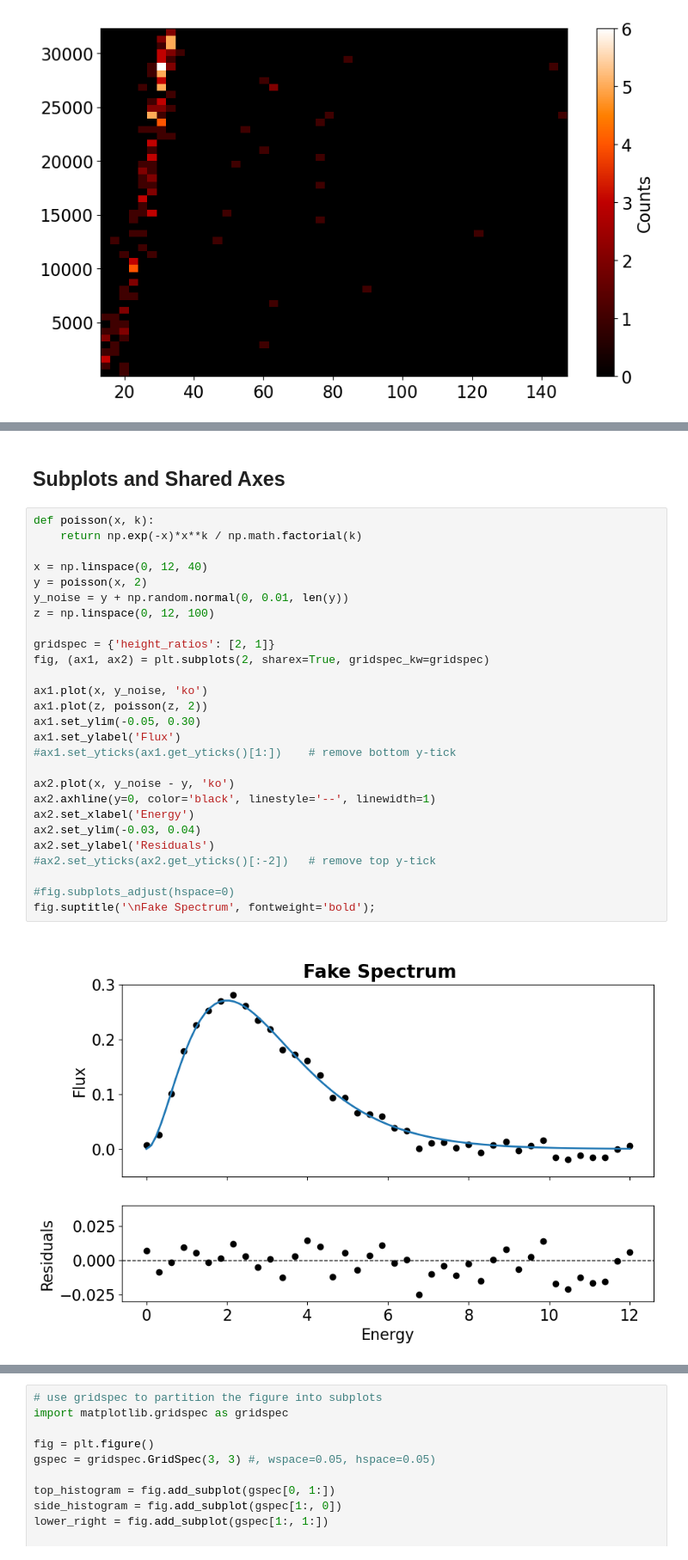
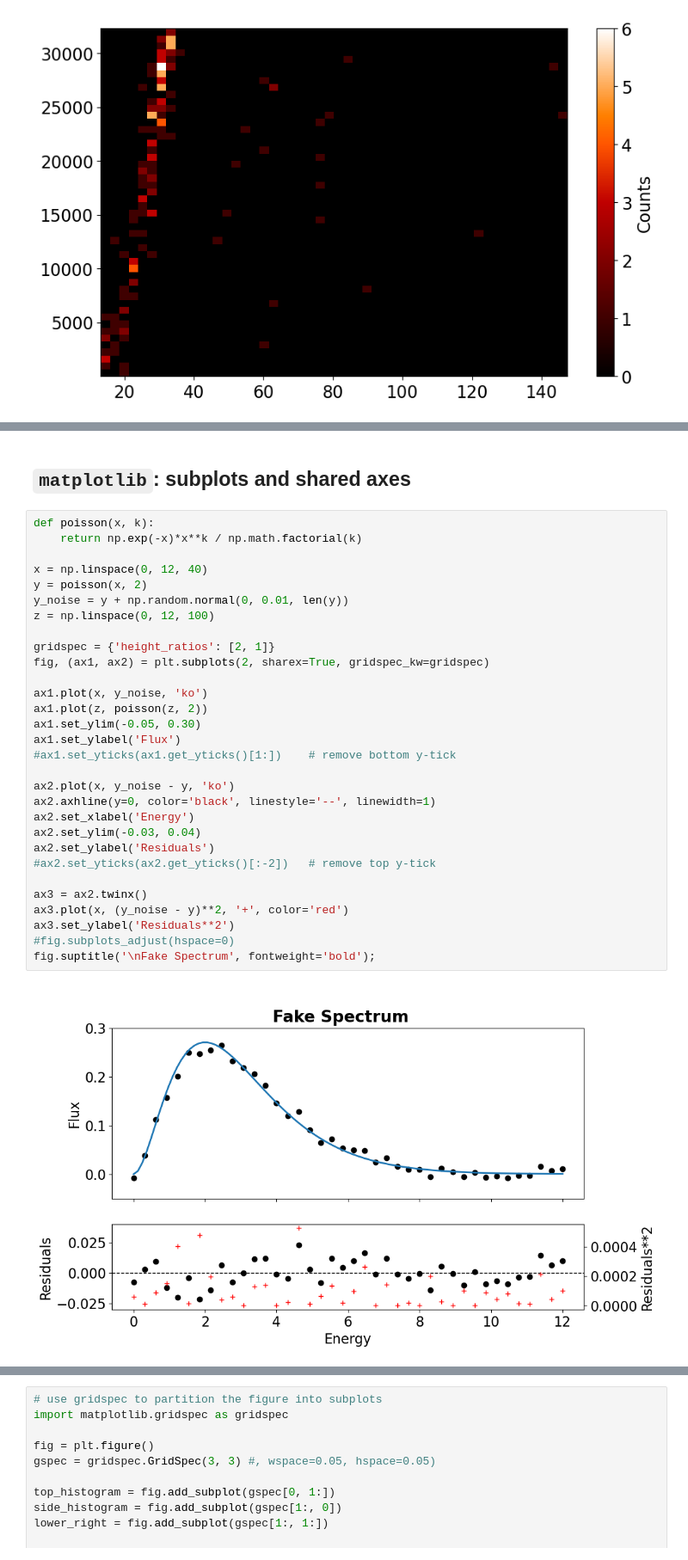
Before and after one commit to MatSmithAstro/phys465_resources, a Jupyter notebook: workshops/week12/week12_pandas_plotting.ipynb, the cells around one changed output, grey strips where cells are left out. Shown at 86% size. Drawn from its saved outputs; the diff is of its cells as text.

```diff
--- a/workshops/week12/week12_pandas_plotting.ipynb
+++ b/workshops/week12/week12_pandas_plotting.ipynb
@@ -506,31 +503,34 @@ plt.tight_layout() # When doing multiple plots you should almost always use this
-# %% [markdown]
-## Subplots and Shared Axes
+# %% [markdown]
+## `matplotlib`: subplots and shared axes
 # %%
 def poisson(x, k):
     return np.exp(-x)*x**k / np.math.factorial(k)
 
 x = np.linspace(0, 12, 40)
 y = poisson(x, 2)
 y_noise = y + np.random.normal(0, 0.01, len(y))
 z = np.linspace(0, 12, 100)
 
 gridspec = {'height_ratios': [2, 1]}
 fig, (ax1, ax2) = plt.subplots(2, sharex=True, gridspec_kw=gridspec)
 
 ax1.plot(x, y_noise, 'ko')
 ax1.plot(z, poisson(z, 2))
 ax1.set_ylim(-0.05, 0.30)
 ax1.set_ylabel('Flux')
 #ax1.set_yticks(ax1.get_yticks()[1:])    # remove bottom y-tick
 
 ax2.plot(x, y_noise - y, 'ko')
 ax2.axhline(y=0, color='black', linestyle='--', linewidth=1)
 ax2.set_xlabel('Energy')
 ax2.set_ylim(-0.03, 0.04)
 ax2.set_ylabel('Residuals')
 #ax2.set_yticks(ax2.get_yticks()[:-2])   # remove top y-tick
 
+ax3 = ax2.twinx()
+ax3.plot(x, (y_noise - y)**2, '+', color='red')
+ax3.set_ylabel('Residuals**2')
 #fig.subplots_adjust(hspace=0)
 fig.suptitle('\nFake Spectrum', fontweight='bold');
 # %% [output]
-[figure, old version]
+[figure, new version]
```
Also changed, not shown: parts of 34 cells of this notebook.
